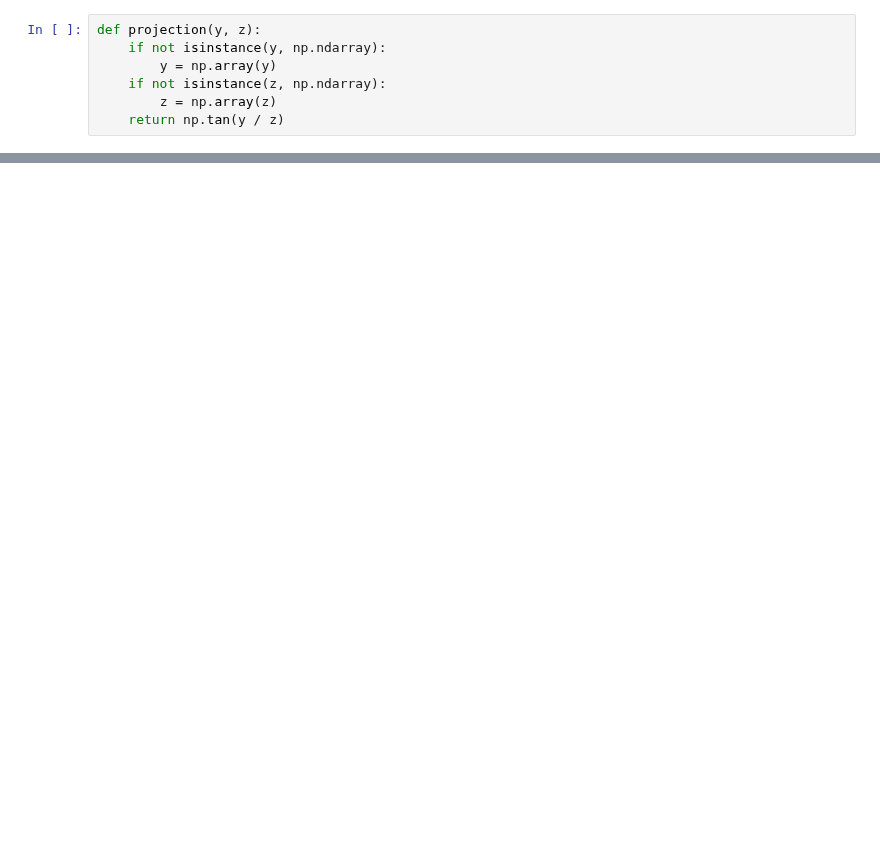
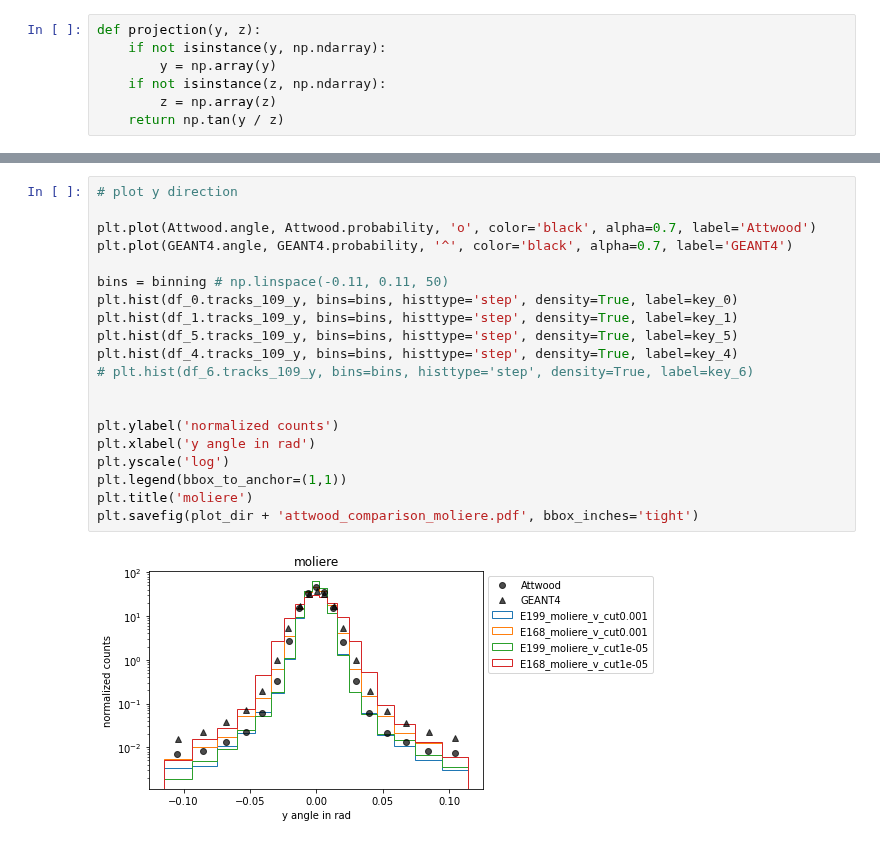
Before and after one commit to pascalgutjahr/muon-deflection-paper, a Jupyter notebook: deflection/attwood.ipynb, the cells around one changed output, grey strips where cells are left out. Cells and saved outputs as stored; diff of their text form; blank space fills up the shorter version.

```diff
--- a/deflection/attwood.ipynb
+++ b/deflection/attwood.ipynb
@@ -196,0 +295,22 @@ SyntaxError: invalid syntax (<ipython-input-50-9302cf18156a>, line 2)
+# %%
+# plot y direction
+
+plt.plot(Attwood.angle, Attwood.probability, 'o', color='black', alpha=0.7, label='Attwood')
+plt.plot(GEANT4.angle, GEANT4.probability, '^', color='black', alpha=0.7, label='GEANT4')
+
+bins = binning # np.linspace(-0.11, 0.11, 50)
+plt.hist(df_0.tracks_109_y, bins=bins, histtype='step', density=True, label=key_0)
+plt.hist(df_1.tracks_109_y, bins=bins, histtype='step', density=True, label=key_1)
+plt.hist(df_5.tracks_109_y, bins=bins, histtype='step', density=True, label=key_5)
+plt.hist(df_4.tracks_109_y, bins=bins, histtype='step', density=True, label=key_4)
+# plt.hist(df_6.tracks_109_y, bins=bins, histtype='step', density=True, label=key_6)
+
+
+plt.ylabel('normalized counts')
+plt.xlabel('y angle in rad')
+plt.yscale('log')
+plt.legend(bbox_to_anchor=(1,1))
+plt.title('moliere')
+plt.savefig(plot_dir + 'attwood_comparison_moliere.pdf', bbox_inches='tight')
+# %% [output]
+[figure, added]
```
Also changed, not shown: parts of 28 cells of this notebook.
